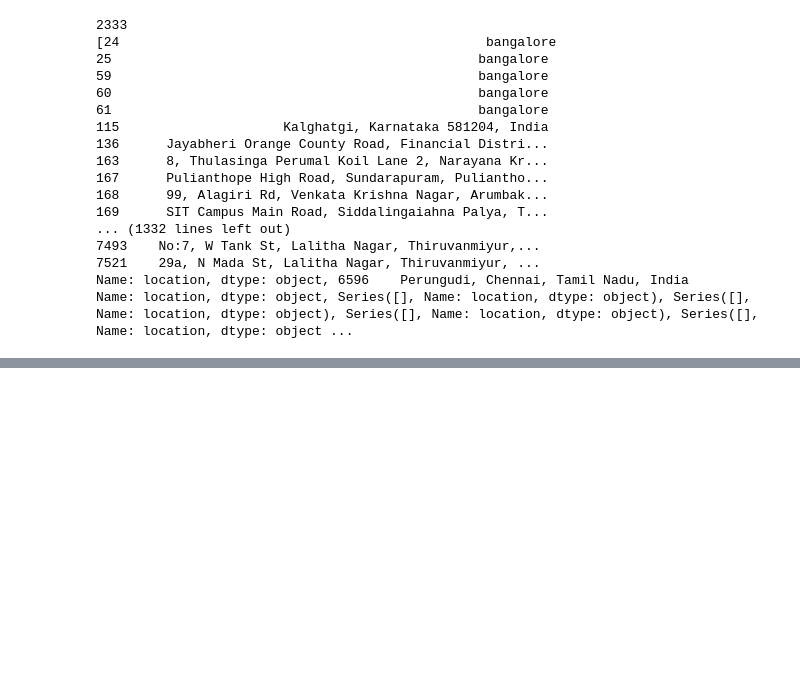
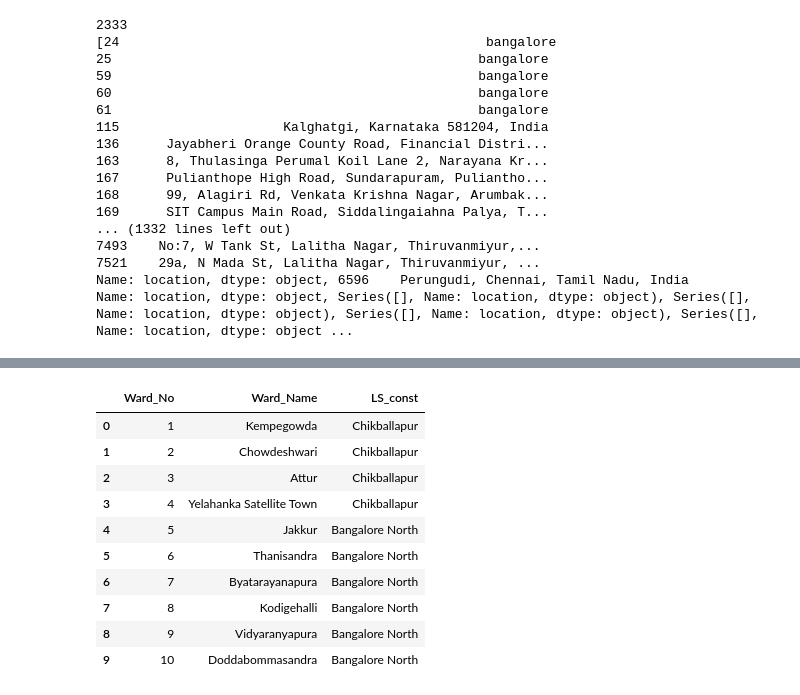
Before and after one commit to ShriyaShankar/Ward-Index, a Jupyter notebook: test.ipynb, the cells around one changed output, grey strips where cells are left out. Cells and saved outputs as stored; diff of their text form; code cells hidden in the pictures; blank space fills up the shorter version.

```diff
--- a/test.ipynb
+++ b/test.ipynb
@@ -494,0 +481,14 @@ Name: description, dtype: object
+# %%
+df_w.head(10)
+# %% [output]
+|  | Ward_No | Ward_Name | LS_const |
+| 0 | 1 | Kempegowda | Chikballapur |
+| 1 | 2 | Chowdeshwari | Chikballapur |
+| 2 | 3 | Attur | Chikballapur |
+| 3 | 4 | Yelahanka Satellite Town | Chikballapur |
+| 4 | 5 | Jakkur | Bangalore North |
+| 5 | 6 | Thanisandra | Bangalore North |
+| 6 | 7 | Byatarayanapura | Bangalore North |
+| 7 | 8 | Kodigehalli | Bangalore North |
+| 8 | 9 | Vidyaranyapura | Bangalore North |
+| 9 | 10 | Doddabommasandra | Bangalore North |
```
Also changed, not shown: parts of 11 cells of this notebook.
